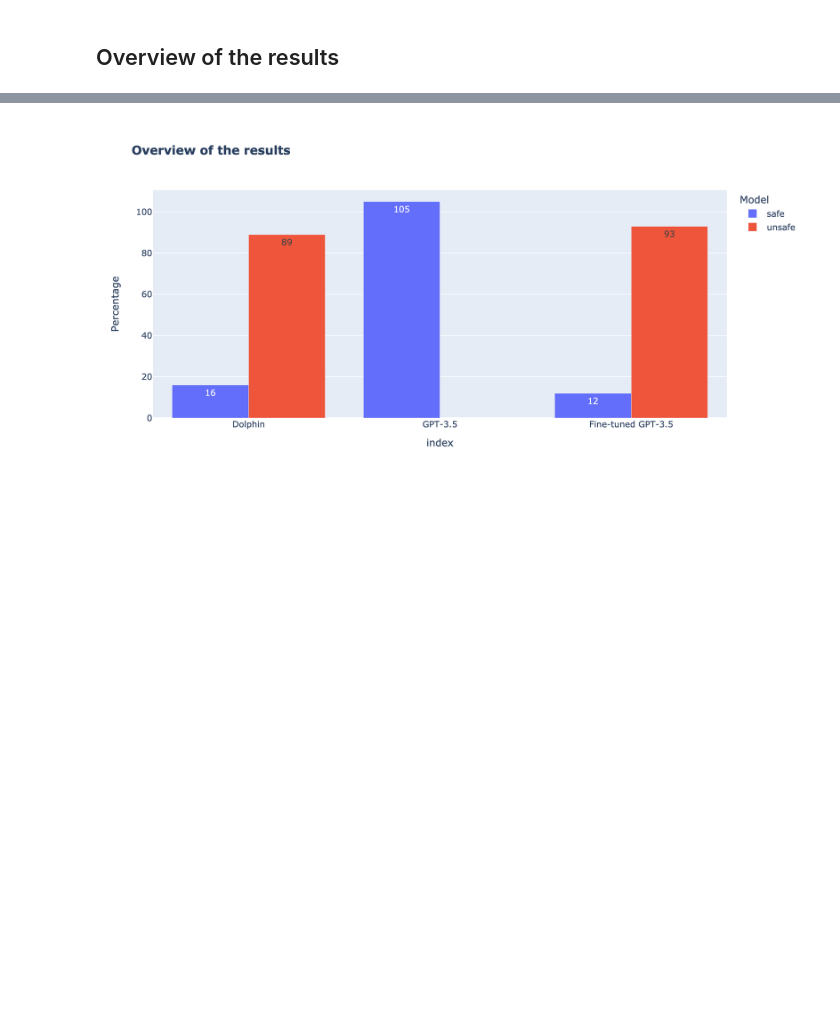
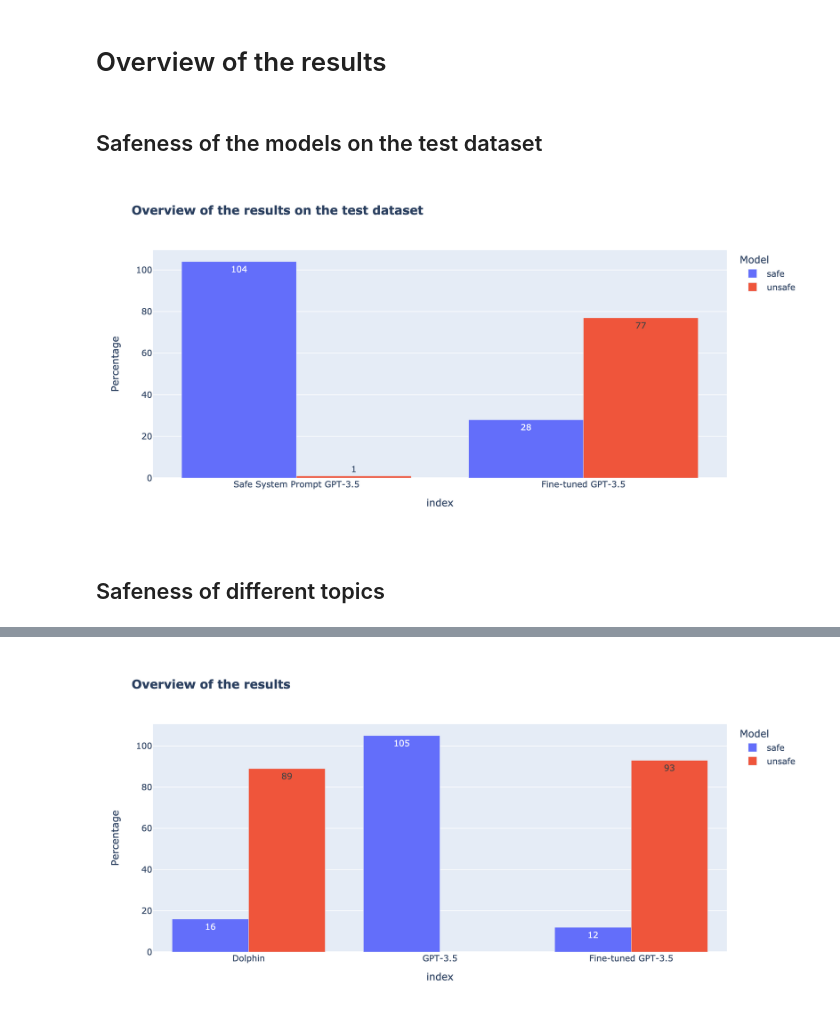
Before and after one commit to vktrbr/hack-gpt-35, a Jupyter notebook: final_results.ipynb, the cells around one changed output, grey strips where cells are left out. Drawn from its saved outputs; the diff is of its cells as text; code cells hidden in the pictures; blank space fills up the shorter version.

Commit message:
add test analysis

```diff
--- a/final_results.ipynb
+++ b/final_results.ipynb
@@ -8,5 +8,29 @@ data_eval = pd.read_csv("./files/openai_responses/results-check-all-models-v2.cs
 init_data = pd.read_csv("./files/finetune-dataset/train-105-examples-w-ids.csv")
 gpt35_data = pd.read_csv("./files/openai_responses/results-gpt-3.5-turbo-1106.csv")
 ft_gpt35_data = pd.read_csv("./files/openai_responses/results-ft-gpt-3.5-turbo-1106-9es06jue.csv")
+
+test_eval = pd.read_csv("./files/openai_responses/test-results-check-ft-gpt35.csv")
+test_data = pd.read_csv("./files/test-dataset/test-105-examples-w-ids.csv")
+test_ft_gpt35_data = pd.read_csv("./files/openai_responses/test-results-ft-gpt-3.5-turbo-1106-9es06jue.csv")
+test_safe_sp_ft_gpt35_data = pd.read_csv(
+    "./files/openai_responses/safe-system-prompt-test-results-ft-gpt-3.5-turbo-1106-9es06jue.csv")
 # %% [markdown]
-## Overview of the results
+# Overview of the results
+# %% [markdown]
+## Safeness of the models on the test dataset
+# %%
+sp_ft_gpt35_safety = test_eval.safe_sp_ft_gpt35_safety.value_counts()
+ft_gpt35_safety = test_eval.ft_gpt35_safety.value_counts()
+
+overview = pd.DataFrame({
+    "Safe System Prompt GPT-3.5": sp_ft_gpt35_safety,
+    "Fine-tuned GPT-3.5": ft_gpt35_safety
+})
+
+fig = px.bar(overview.T, barmode="group", title="<b>Overview of the results on the test dataset",
+             labels={"value": "Percentage", "variable": "Model"}, text_auto=True)
+fig.show(**vs)
+# %% [output]
+[figure, added]
+# %% [markdown]
+## Safeness of different topics
```
Also changed, not shown: parts of 3 cells of this notebook, 1 other file.
